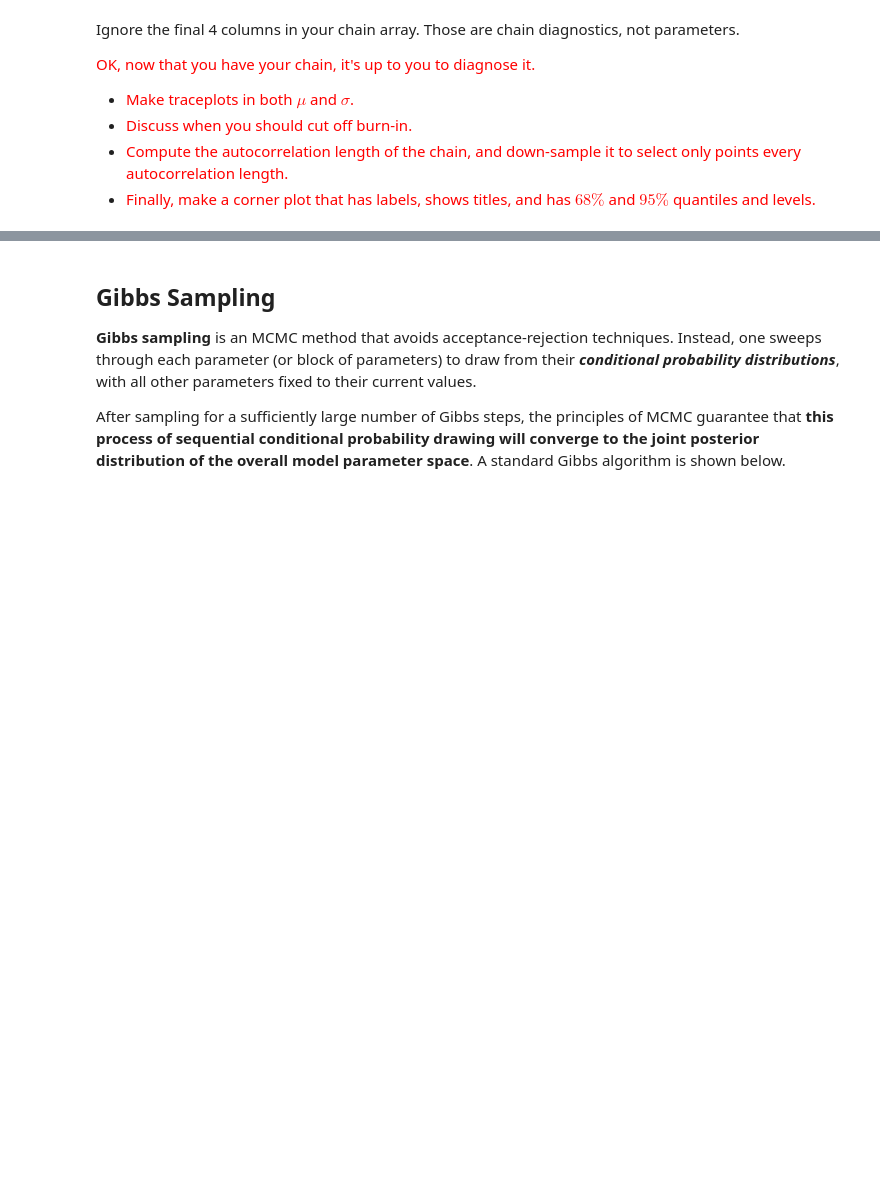
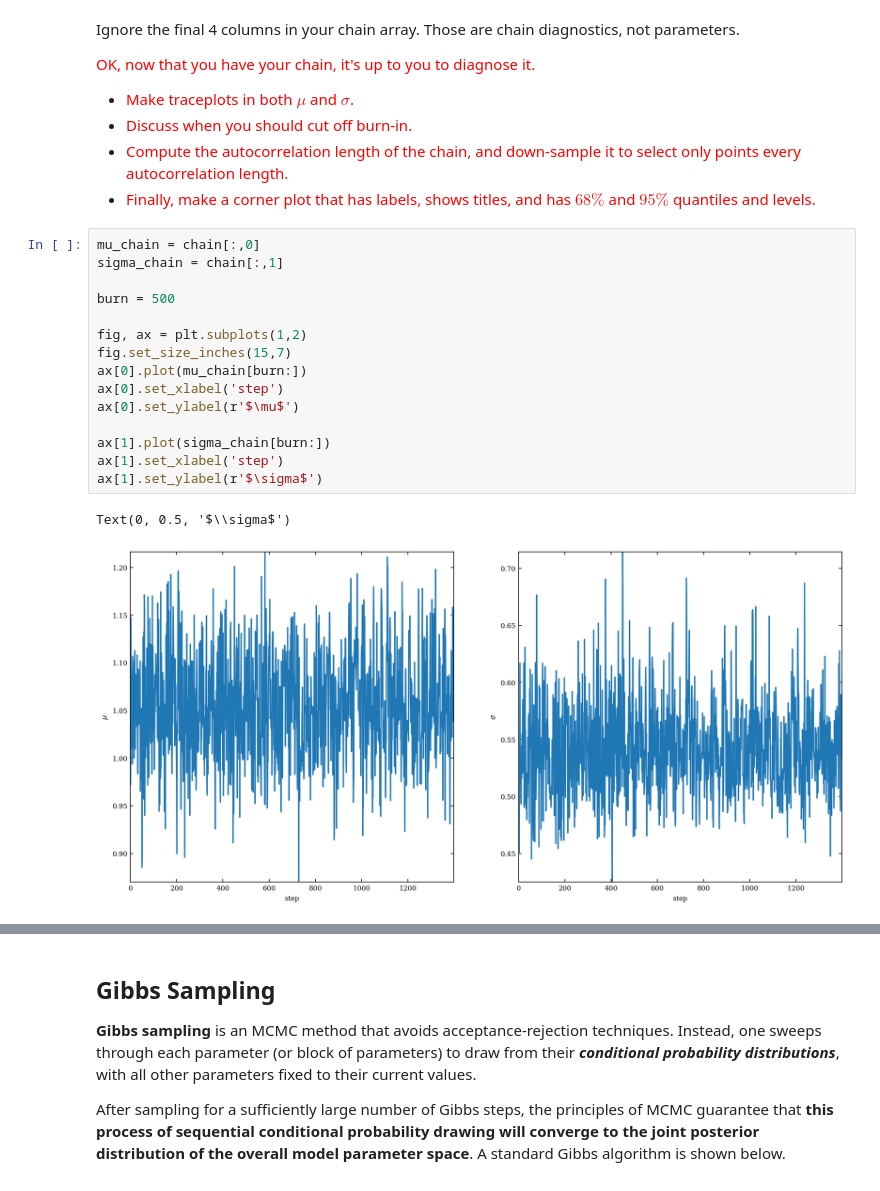
Before and after one commit to agupta-umiss/phys629-fall-2023, a Jupyter notebook: lectures/lecture_22.ipynb, the cells around one changed output, grey strips where cells are left out. Drawn from its saved outputs; the diff is of its cells as text; blank space fills up the shorter version.

```diff
--- a/lectures/lecture_22.ipynb
+++ b/lectures/lecture_22.ipynb
@@ -338,6 +362,24 @@ Ignore the final 4 columns in your chain array. Those are chain diagnostics, not
 - <font color='red'>Discuss when you should cut off burn-in.</font>
 - <font color='red'>Compute the autocorrelation length of the chain, and down-sample it to select only points every autocorrelation length.</font>
 - <font color='red'>Finally, make a corner plot that has labels, shows titles, and has $68\%$ and $95\%$ quantiles and levels.</font>
+# %%
+mu_chain = chain[:,0]
+sigma_chain = chain[:,1]
+
+burn = 500
+
+fig, ax = plt.subplots(1,2)
+fig.set_size_inches(15,7)
+ax[0].plot(mu_chain[burn:])
+ax[0].set_xlabel('step')
+ax[0].set_ylabel(r'$\mu$')
+
+ax[1].plot(sigma_chain[burn:])
+ax[1].set_xlabel('step')
+ax[1].set_ylabel(r'$\sigma$')
+# %% [output]
+Text(0, 0.5, '$\\sigma$')
+[figure, added]
 # %%
 import acor
 acor.acor(chain[:,0])
```
Also changed, not shown: parts of 12 cells of this notebook, 12 other files.
